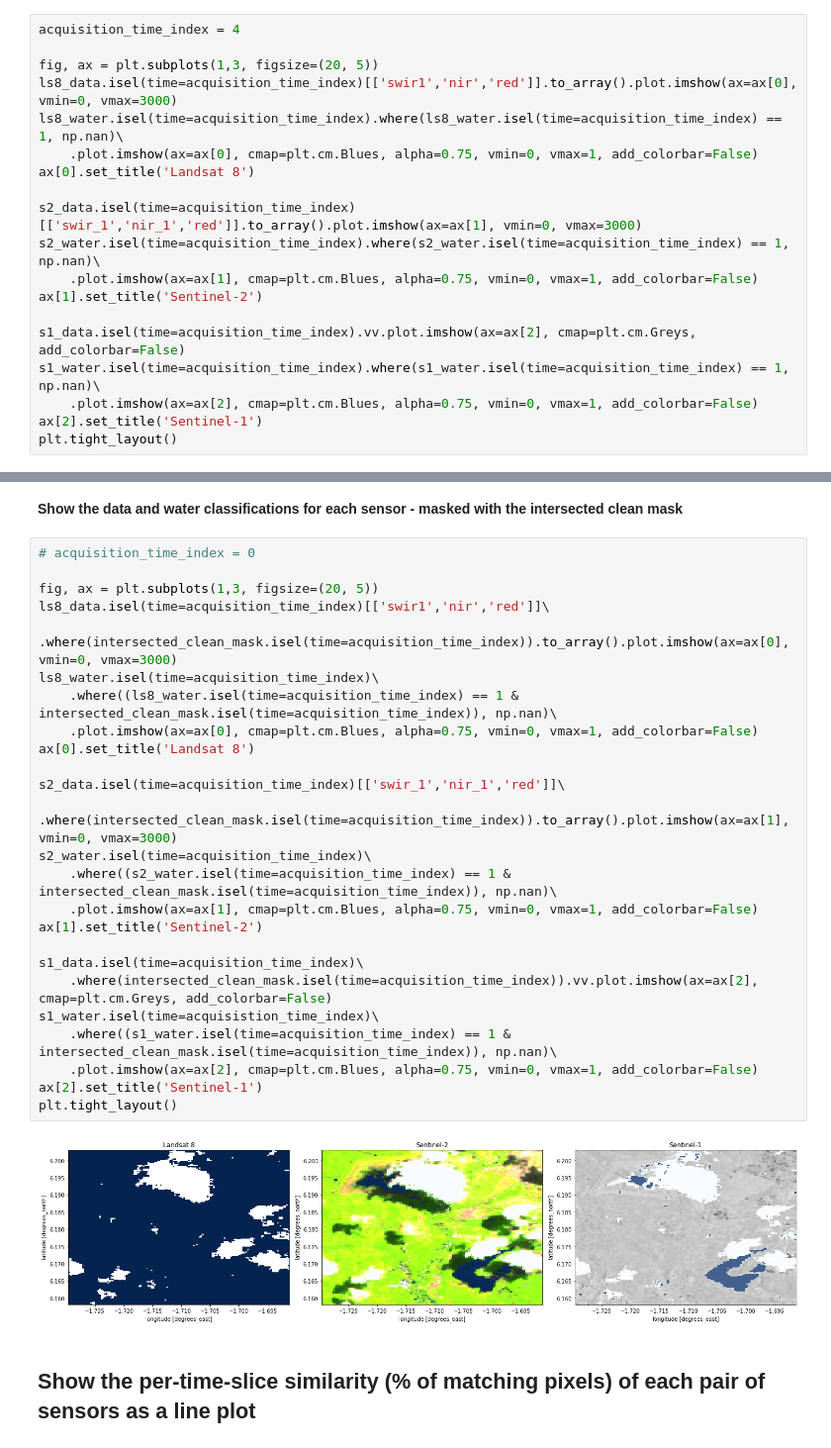
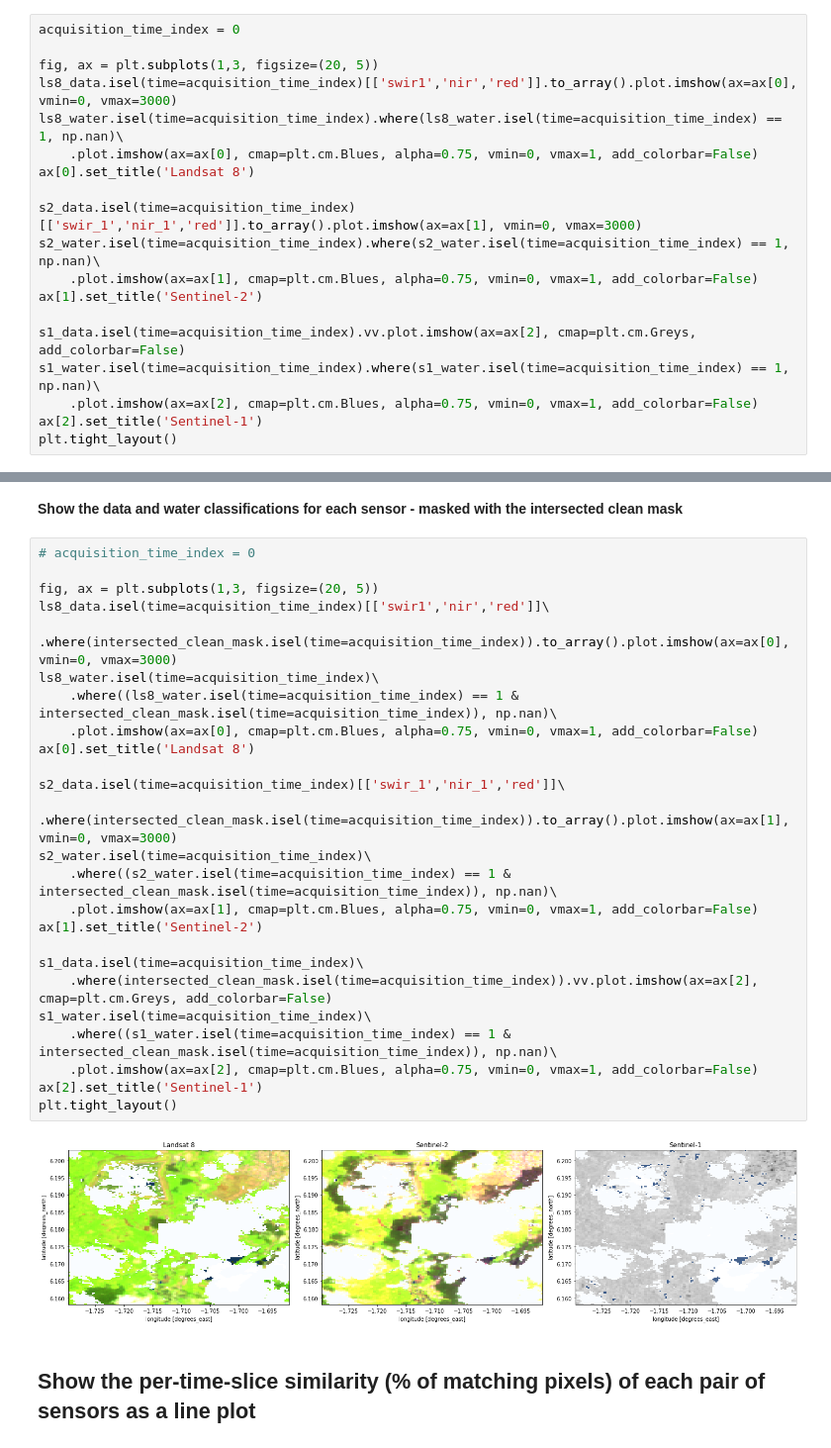
Before and after one commit to dlubawy-ama/deafrica-sandbox-notebooks, a Jupyter notebook: Water_Interoperability/water_interoperability_similarity_v1.ipynb, the cells around one changed output, grey strips where cells are left out. Shown: that part at 99% size. Drawn from its saved outputs; the diff is of its cells as text.

```diff
--- a/Water_Interoperability/water_interoperability_similarity_v1.ipynb
+++ b/Water_Interoperability/water_interoperability_similarity_v1.ipynb
@@ -516,7 +516,7 @@ s2_clean_mask = s2_clean_mask.compute()
 # %% [markdown]
 **Show the data and water classifications for each sensor**
 # %%
-acquisition_time_index = 4
+acquisition_time_index = 0
 
 fig, ax = plt.subplots(1,3, figsize=(20, 5))
 ls8_data.isel(time=acquisition_time_index)[['swir1','nir','red']].to_array().plot.imshow(ax=ax[0], vmin=0, vmax=3000)
@@ -555,30 +555,30 @@ intersected_clean_mask = xr.DataArray((ls8_clean_mask.values &
 # %%
 # acquisition_time_index = 0
 
 fig, ax = plt.subplots(1,3, figsize=(20, 5))
 ls8_data.isel(time=acquisition_time_index)[['swir1','nir','red']]\
     .where(intersected_clean_mask.isel(time=acquisition_time_index)).to_array().plot.imshow(ax=ax[0], vmin=0, vmax=3000)
 ls8_water.isel(time=acquisition_time_index)\
     .where((ls8_water.isel(time=acquisition_time_index) == 1 & intersected_clean_mask.isel(time=acquisition_time_index)), np.nan)\
     .plot.imshow(ax=ax[0], cmap=plt.cm.Blues, alpha=0.75, vmin=0, vmax=1, add_colorbar=False)
 ax[0].set_title('Landsat 8')
 
 s2_data.isel(time=acquisition_time_index)[['swir_1','nir_1','red']]\
     .where(intersected_clean_mask.isel(time=acquisition_time_index)).to_array().plot.imshow(ax=ax[1], vmin=0, vmax=3000)
 s2_water.isel(time=acquisition_time_index)\
     .where((s2_water.isel(time=acquisition_time_index) == 1 & intersected_clean_mask.isel(time=acquisition_time_index)), np.nan)\
     .plot.imshow(ax=ax[1], cmap=plt.cm.Blues, alpha=0.75, vmin=0, vmax=1, add_colorbar=False)
 ax[1].set_title('Sentinel-2')
 
 s1_data.isel(time=acquisition_time_index)\
     .where(intersected_clean_mask.isel(time=acquisition_time_index)).vv.plot.imshow(ax=ax[2], cmap=plt.cm.Greys, add_colorbar=False)
-s1_water.isel(time=acquisistion_time_index)\
+s1_water.isel(time=acquisition_time_index)\
     .where((s1_water.isel(time=acquisition_time_index) == 1 & intersected_clean_mask.isel(time=acquisition_time_index)), np.nan)\
     .plot.imshow(ax=ax[2], cmap=plt.cm.Blues, alpha=0.75, vmin=0, vmax=1, add_colorbar=False)
 ax[2].set_title('Sentinel-1')
 plt.tight_layout()
 # %% [output]
-[figure, old version]
+[figure, new version]
 # %% [markdown]
 ## Show the per-time-slice similarity (% of matching pixels) of each pair of sensors as a line plot
 # %% [markdown]
```
Also changed, not shown: parts of 2 cells of this notebook.
